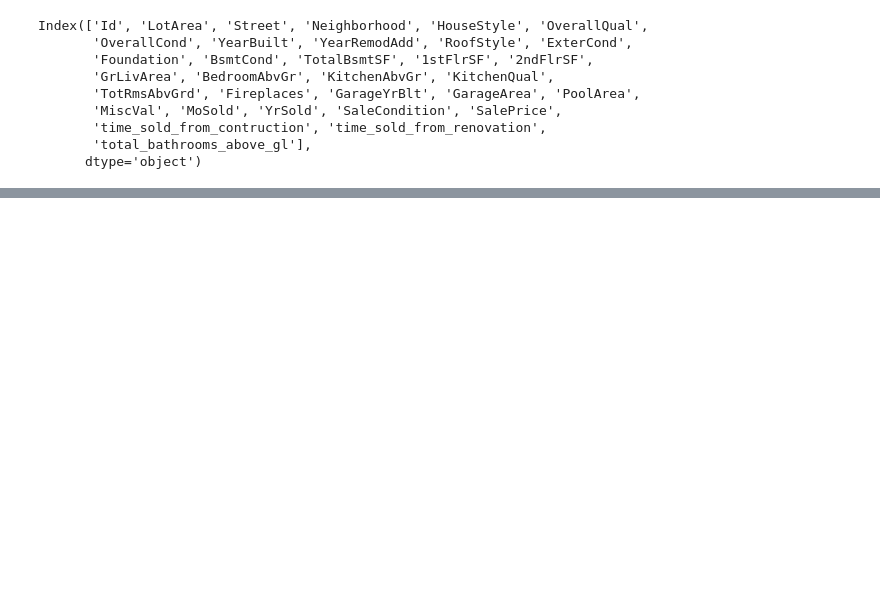
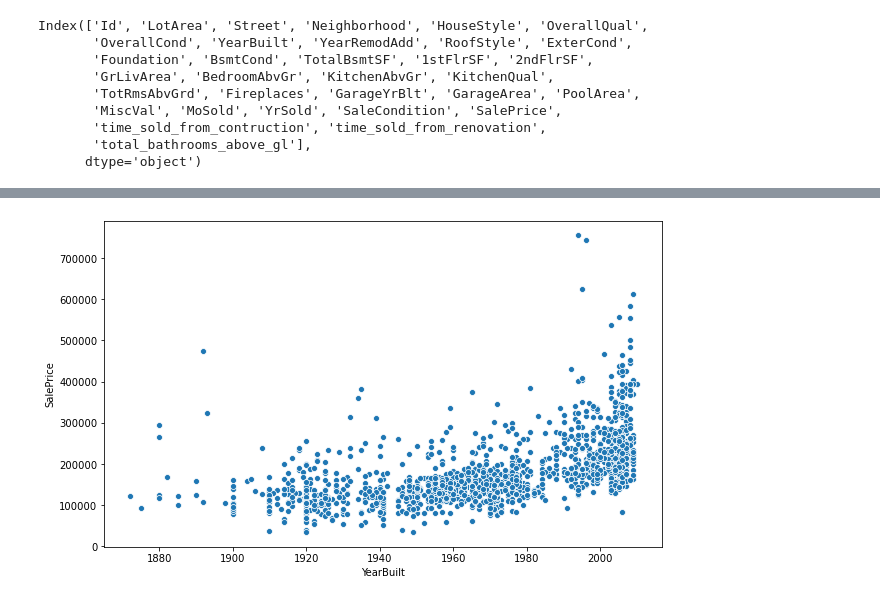
Before and after one commit to Brunadiasmiguel/Housing_Statistical_Analysis, a Jupyter notebook: stats.ipynb, the cells around one changed output, grey strips where cells are left out. Cells and saved outputs as stored; diff of their text form; code cells hidden in the pictures; blank space fills up the shorter version.

```diff
--- a/stats.ipynb
+++ b/stats.ipynb
@@ -254,0 +399,12 @@ hood.sort_values(by='SalePrice', ascending = False)
+# %%
+#second regression
+
+house3=house.copy()
+
+house3 = sm.add_constant(house3)
+y3 = house3["SalePrice"]
+X3 = house3[["const", "YearBuilt"]]
+
+reg3 = sm.OLS(y3, X3).fit()
+
+reg3.summary()
@@ -254,0 +439,8 @@ hood.sort_values(by='SalePrice', ascending = False)
+# %%
+fig, ax = plt.subplots(figsize=(10,6))
+sns.scatterplot(data=house3,
+                x="YearBuilt",
+                y="SalePrice",
+                ax=ax);
+# %% [output]
+[figure, added]
```
Also changed, not shown: parts of 26 cells of this notebook.
